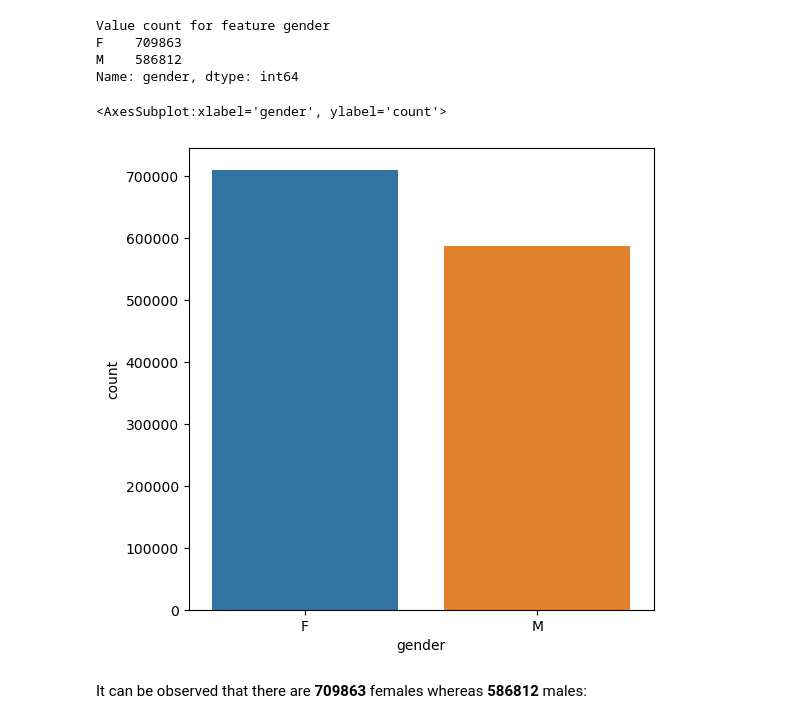
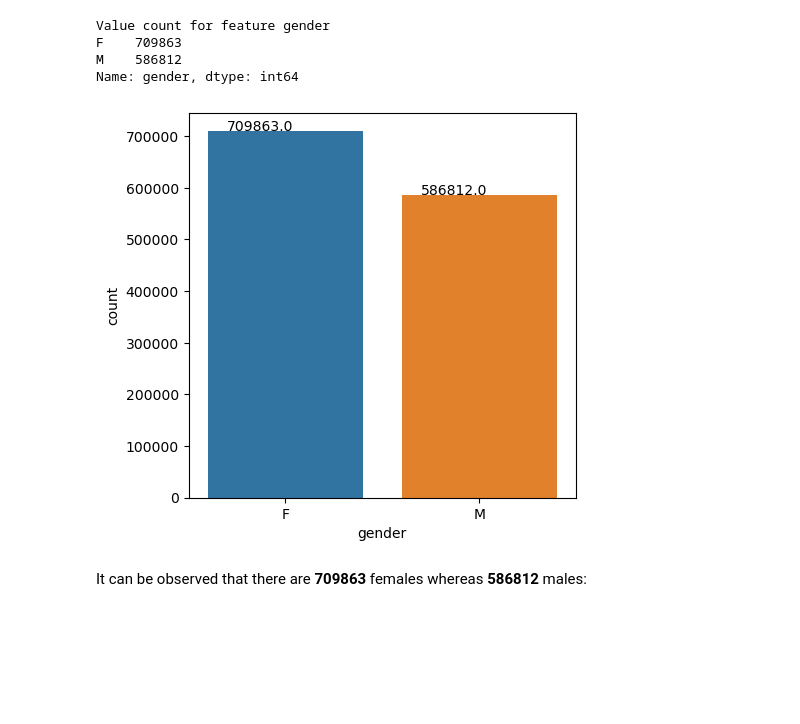
Before and after one commit to nipun1992/Credit-Card-Transaction-Fraud-Detection, a Jupyter notebook: Deep Learning - Fraud Detection.ipynb, the cells around one changed output. Cells and saved outputs as stored; diff of their text form; code cells hidden in the pictures; blank space fills up the shorter version.

Commit message:
Cleaned and Processed the test data

```diff
--- a/Deep Learning - Fraud Detection.ipynb
+++ b/Deep Learning - Fraud Detection.ipynb
@@ -224,7 +224,7 @@ Based on domain knowledge, the attributes that will not be useful for fraud dete
 
  These attributes can be dropped
 # %%
-df_fraudTrain = df_fraudTrain.drop(columns=["trans_date_trans_time", "cc_num", "first", "last", "street", "dob", "zip", "lat", "long", "trans_num", "unix_time", "merchant", "city", "job"], axis=1)
+df_fraudTrain = df_fraudTrain.drop(columns=["trans_date_trans_time", "cc_num", "first", "last", "street", "dob", "zip", "lat", "long", "trans_num", "unix_time", "merchant", "city", "job", "state"], axis=1)
 # %%
 df_fraudTrain.info()
 # %% [output]
@@ -262,7 +261,9 @@ Value count for feature is_fraud
 1       7506
 Name: is_fraud, dtype: int64
 # %%
-plt.figure(figsize=(6,6))
+plt.figure(figsize=(5,5))
 plt.ticklabel_format(style='plain')
-sns.countplot(x= 'is_fraud', data=df_fraudTrain)
+ax = sns.countplot(x= 'is_fraud', data=df_fraudTrain)
+for p in ax.patches:
+        ax.annotate('{:.1f}'.format(p.get_height()), (p.get_x()+0.1, p.get_height()+50))
 # %% [output]
@@ -279,12 +279,13 @@ F    709863
 M    586812
 Name: gender, dtype: int64
 # %%
-plt.figure(figsize=(6,6))
+plt.figure(figsize=(5,5))
 plt.ticklabel_format(style='plain')
-sns.countplot(x='gender', data=df_fraudTrain)
+ax = sns.countplot(x='gender', data=df_fraudTrain)
+for p in ax.patches:
+        ax.annotate('{:.1f}'.format(p.get_height()), (p.get_x()+0.1, p.get_height()+50))
 # %% [output]
-<AxesSubplot:xlabel='gender', ylabel='count'>
-[figure, old version]
+[figure, new version]
 # %% [markdown]
 It can be observed that there are **709863** females whereas **586812** males:
 # %% [markdown]
```
Also changed, not shown: parts of 87 cells of this notebook.
